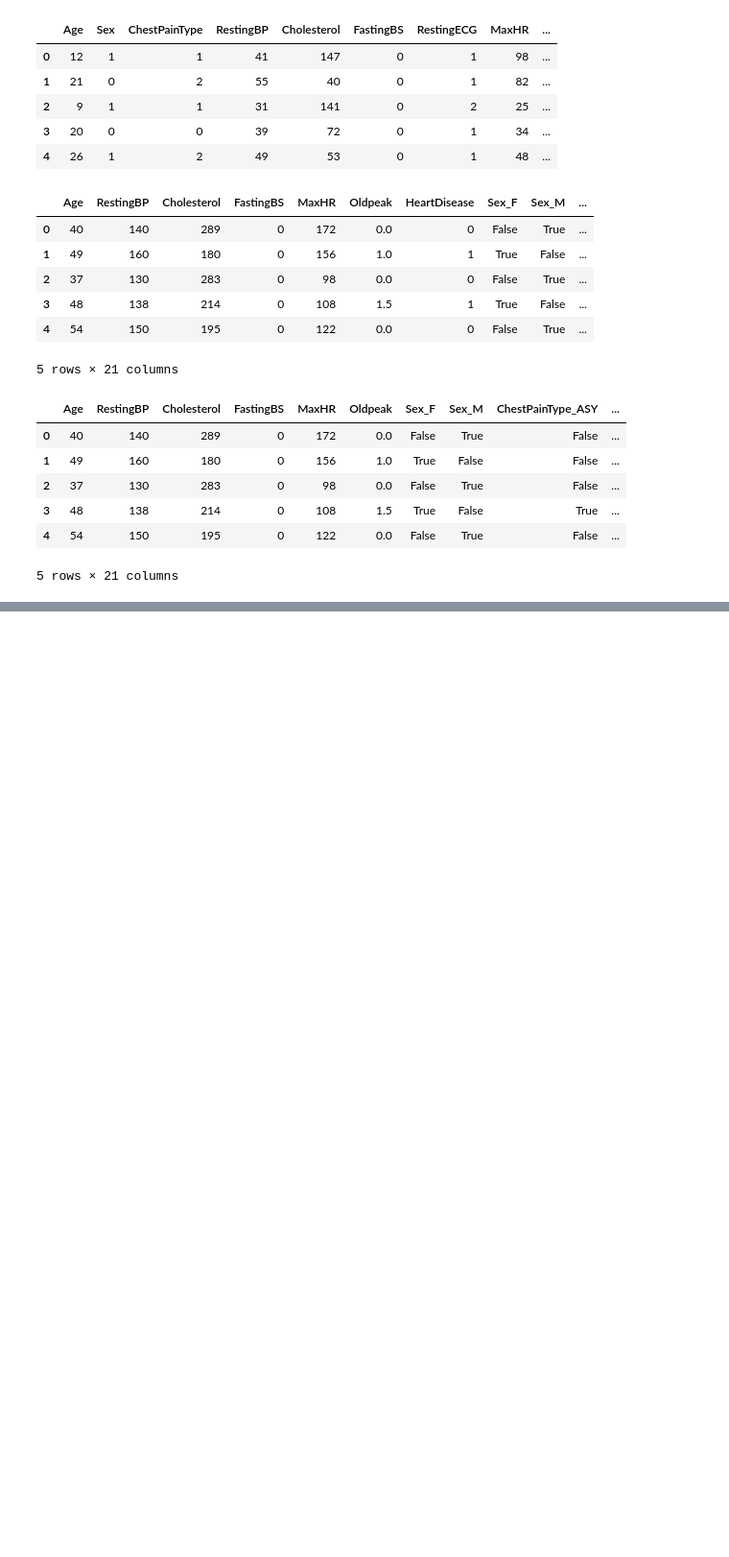
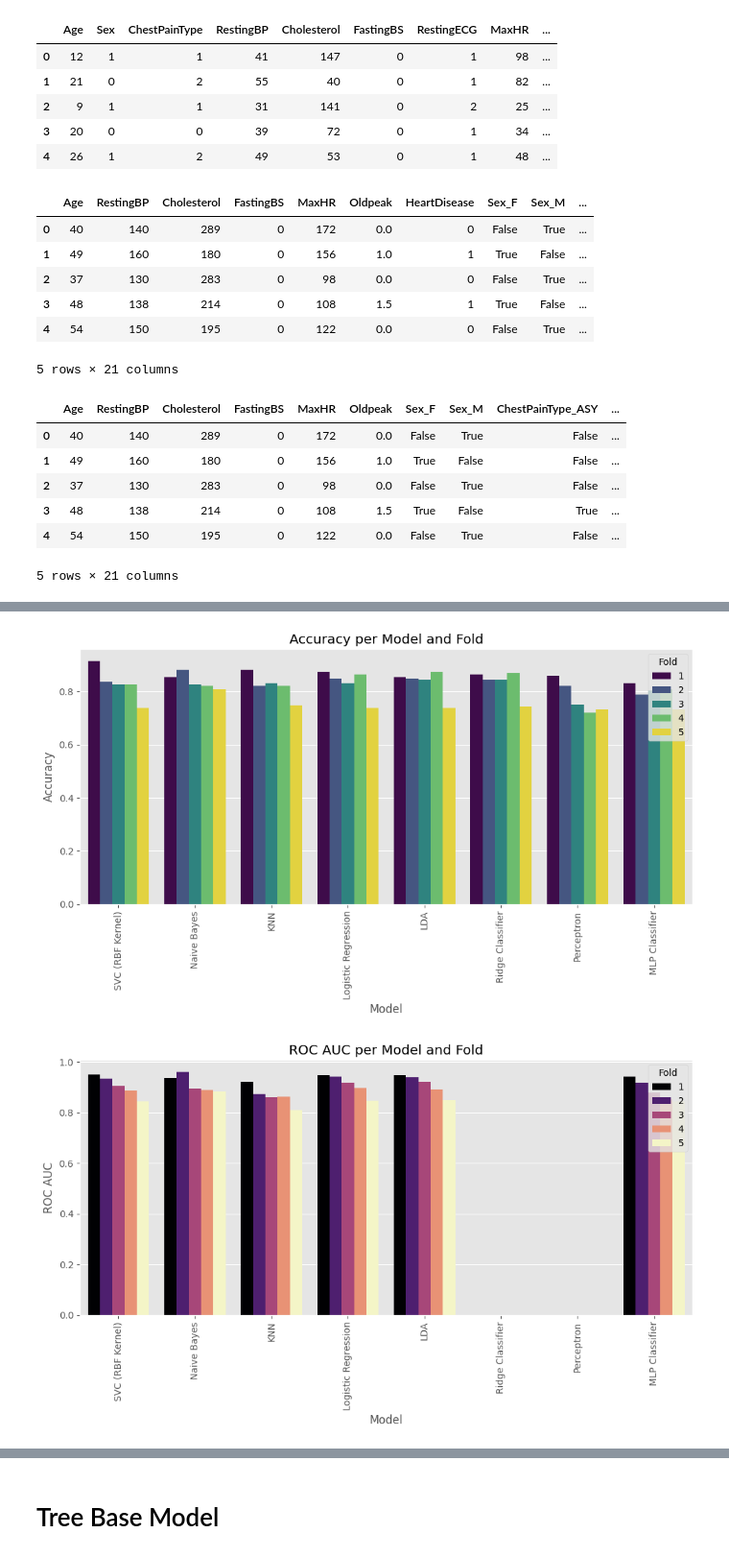
Before and after one commit to AndriRahmadani12/heart-failure-predict-ai, a Jupyter notebook: experiment/hearth_failure_prediction.ipynb, the cells around one changed output, grey strips where cells are left out. Shown at 96% size. Saved outputs shown, nothing was run; the diff lists cells and outputs as text; code cells hidden in the pictures; blank space fills up the shorter version.

Commit message:
Modeling New

```diff
--- a/experiment/hearth_failure_prediction.ipynb
+++ b/experiment/hearth_failure_prediction.ipynb
@@ -627,0 +355,7 @@ The accuracy for Fold 5 : 0.8345810190775175
+# %%
+results_df_non_tree_sorted = results_df_non_tree.sort_values(
+    by=["Accuracy", "ROC AUC"],
+    ascending=[False, False]
+).reset_index(drop=True)
+
+print(results_df_non_tree_sorted)
@@ -627,0 +400,41 @@ The accuracy for Fold 5 : 0.8345810190775175
+# %%
+import matplotlib.pyplot as plt
+import seaborn as sns
+
+# Visualisasi dengan bar plot
+plt.figure(figsize=(10, 6))
+sns.barplot(data=results_df_non_tree_sorted, x="Model", y="Accuracy", hue="Fold", palette="viridis")
+plt.title('Accuracy per Model and Fold')
+plt.xticks(rotation=90)
+plt.ylabel('Accuracy')
+plt.xlabel('Model')
+plt.legend(title='Fold', loc='upper right')
+plt.tight_layout()
+plt.show()
+
+# Visualisasi ROC AUC dengan bar plot
+plt.figure(figsize=(10, 6))
+sns.barplot(data=results_df_non_tree_sorted, x="Model", y="ROC AUC", hue="Fold", palette="magma")
+plt.title('ROC AUC per Model and Fold')
+plt.xticks(rotation=90)
+plt.ylabel('ROC AUC')
+plt.xlabel('Model')
+plt.legend(title='Fold', loc='upper right')
+plt.tight_layout()
+plt.show()
+
+# Heatmap untuk perbandingan metrik (Accuracy dan ROC AUC) antara setiap model dan fold
+heatmap_data = results_df_non_tree_sorted.pivot_table(
+    index='Model', columns='Fold', values=['Accuracy', 'ROC AUC'], aggfunc='mean'
+)
+
+plt.figure(figsize=(12, 6))
+sns.heatmap(heatmap_data, annot=True, cmap="coolwarm", fmt=".2f", cbar=True)
+plt.title('Comparison of Accuracy and ROC AUC across Models and Folds')
+plt.ylabel('Model')
+plt.xlabel('Fold')
+plt.tight_layout()
+plt.show()
+# %% [output]
+[figure, added]
+[figure, added]
@@ -627,0 +442,2 @@ The accuracy for Fold 5 : 0.8345810190775175
+# %% [markdown]
+# Tree Base Model
```
Also changed, not shown: parts of 30 cells of this notebook, 1 other file.
